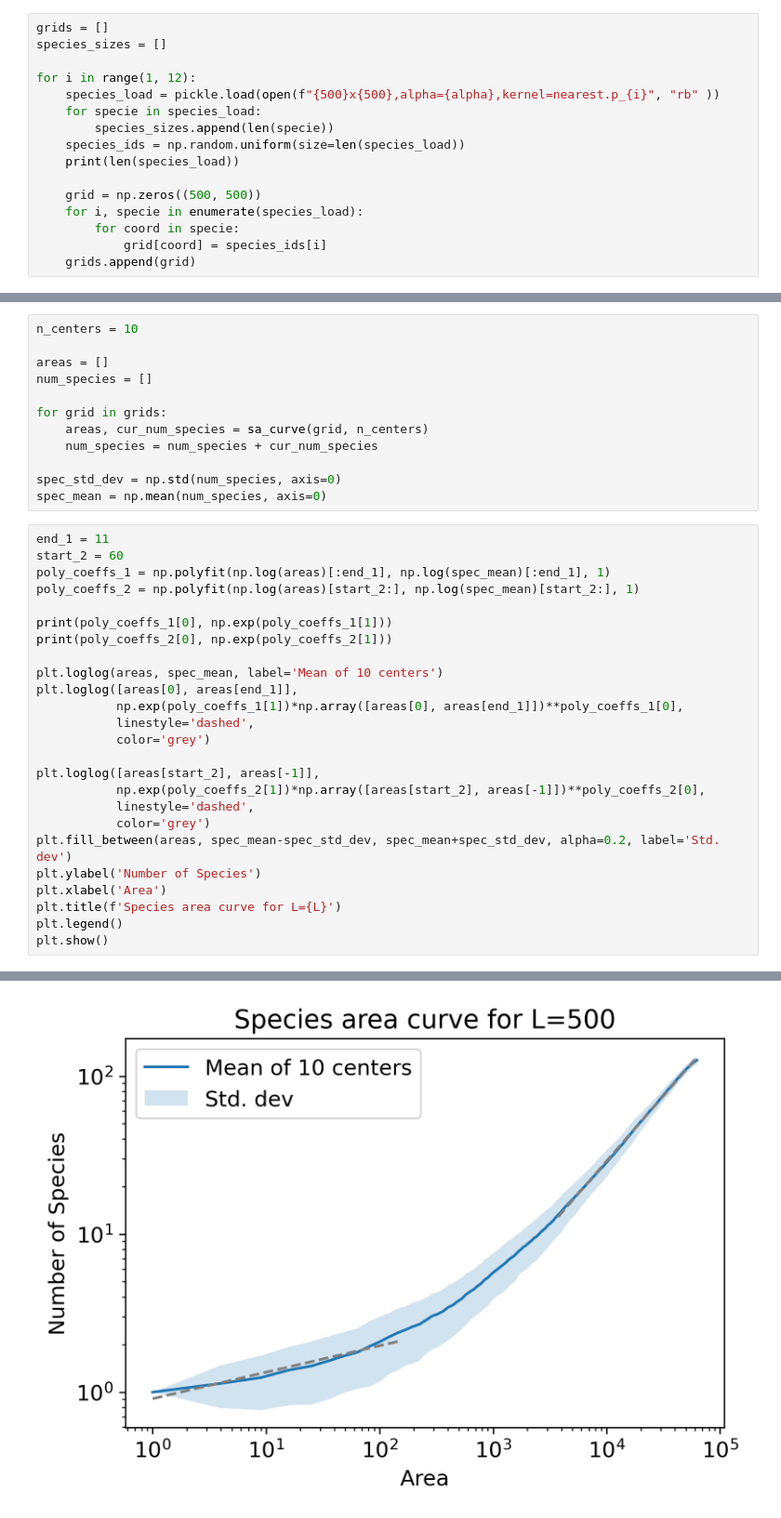
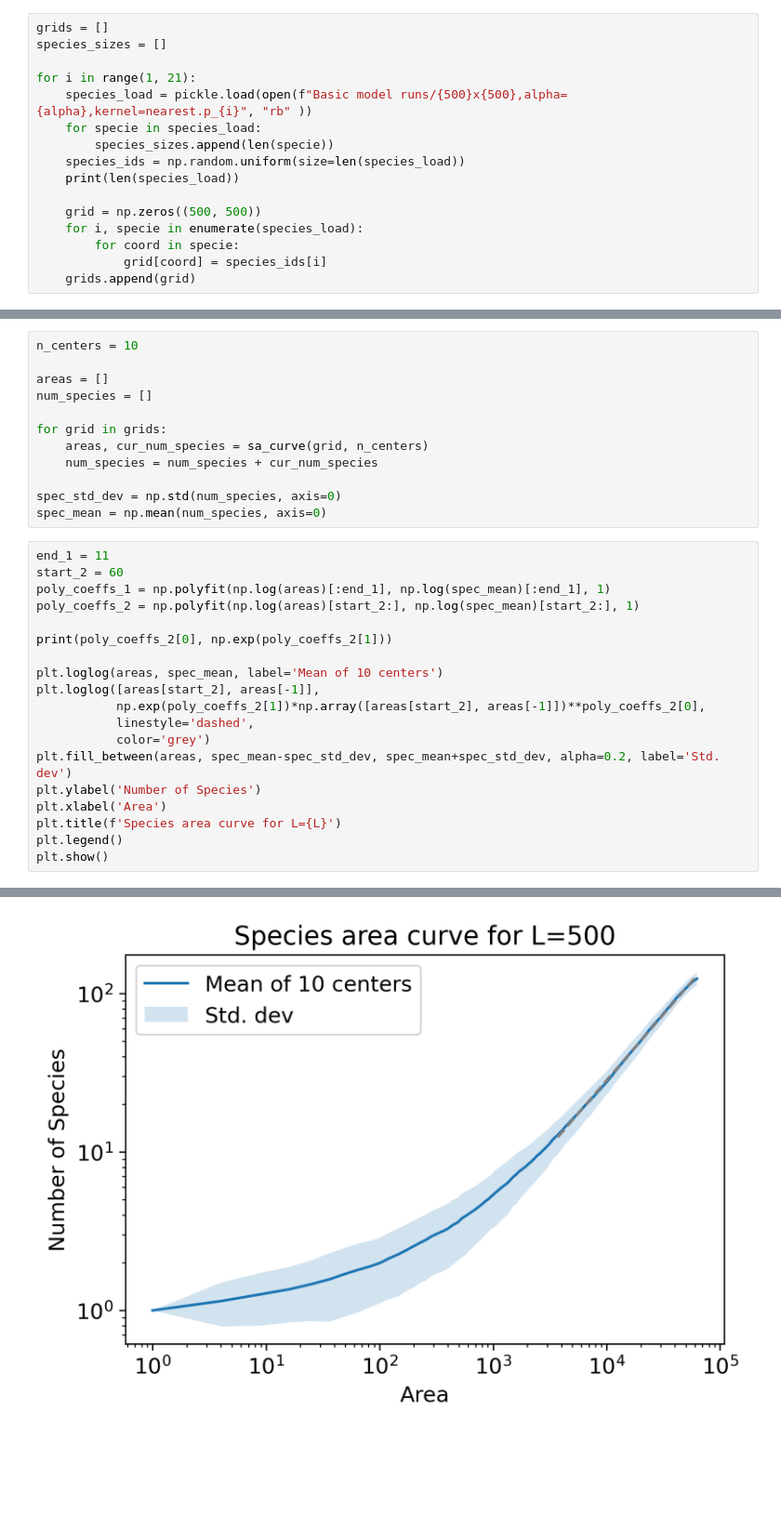
Before and after one commit to jonasargelo/Complex-systems-sim, a Jupyter notebook: Presentation plots basic model.ipynb, the cells around one changed output, grey strips where cells are left out. Shown at 93% size. Saved outputs shown, nothing was run; the diff lists cells and outputs as text; blank space fills up the shorter version.

```diff
--- a/Presentation plots basic model.ipynb
+++ b/Presentation plots basic model.ipynb
@@ -14,8 +14,8 @@ L = 500
 grids = []
 species_sizes = []
 
-for i in range(1, 12):
-    species_load = pickle.load(open(f"{500}x{500},alpha={alpha},kernel=nearest.p_{i}", "rb" ))
+for i in range(1, 21):
+    species_load = pickle.load(open(f"Basic model runs/{500}x{500},alpha={alpha},kernel=nearest.p_{i}", "rb" ))
     for specie in species_load:
         species_sizes.append(len(specie))
     species_ids = np.random.uniform(size=len(species_load))
@@ -62,15 +71,9 @@ start_2 = 60
 poly_coeffs_1 = np.polyfit(np.log(areas)[:end_1], np.log(spec_mean)[:end_1], 1)
 poly_coeffs_2 = np.polyfit(np.log(areas)[start_2:], np.log(spec_mean)[start_2:], 1)
 
-print(poly_coeffs_1[0], np.exp(poly_coeffs_1[1]))
 print(poly_coeffs_2[0], np.exp(poly_coeffs_2[1]))
 
 plt.loglog(areas, spec_mean, label='Mean of 10 centers')
-plt.loglog([areas[0], areas[end_1]],
-           np.exp(poly_coeffs_1[1])*np.array([areas[0], areas[end_1]])**poly_coeffs_1[0],
-           linestyle='dashed',
-           color='grey')
-
 plt.loglog([areas[start_2], areas[-1]],
            np.exp(poly_coeffs_2[1])*np.array([areas[start_2], areas[-1]])**poly_coeffs_2[0],
            linestyle='dashed',
@@ -87,4 +89,4 @@ plt.show()
-[figure, old version]
+[figure, new version]
 # %%
 print(np.linspace(1, np.log(max(species_sizes))))
 # %% [output]
```
Also changed, not shown: parts of 8 cells of this notebook, 28 other files.
